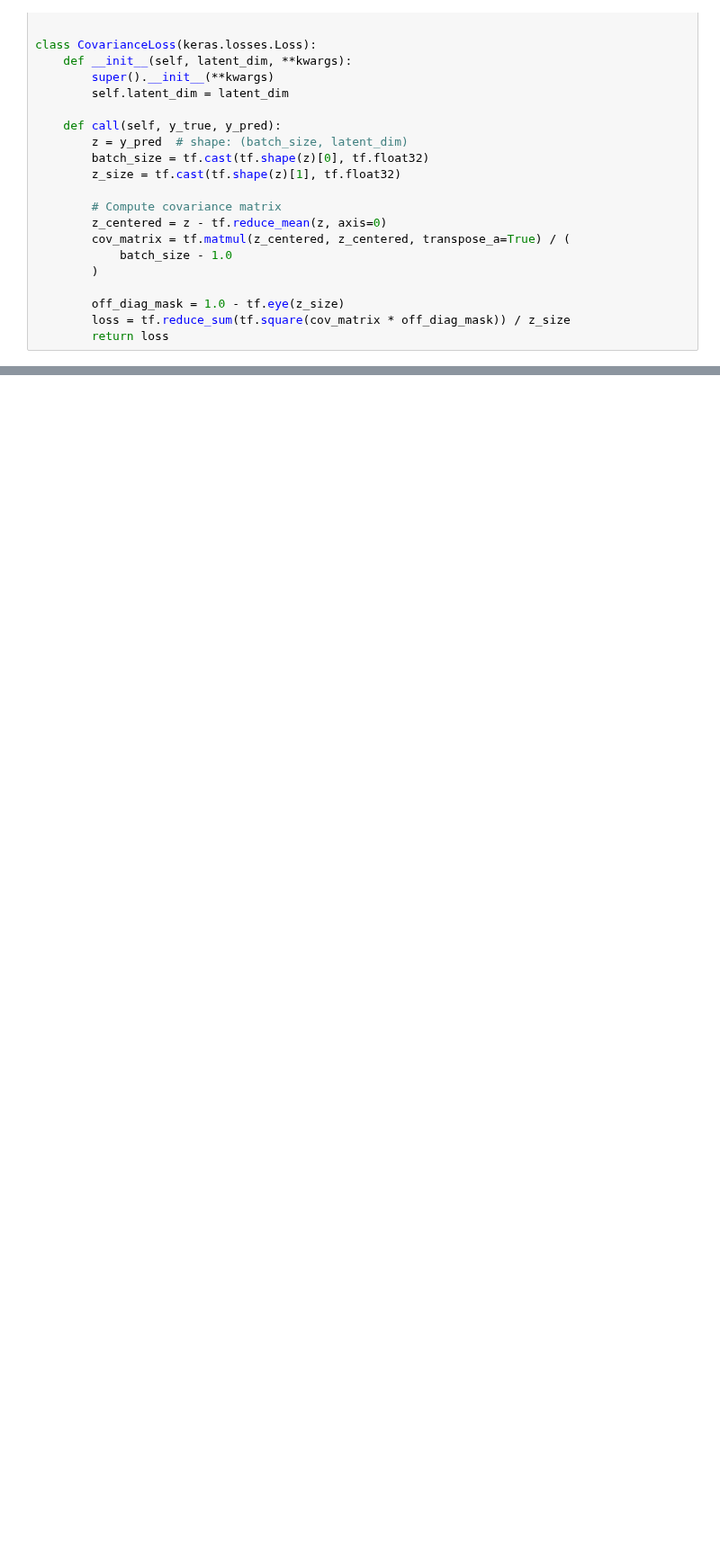
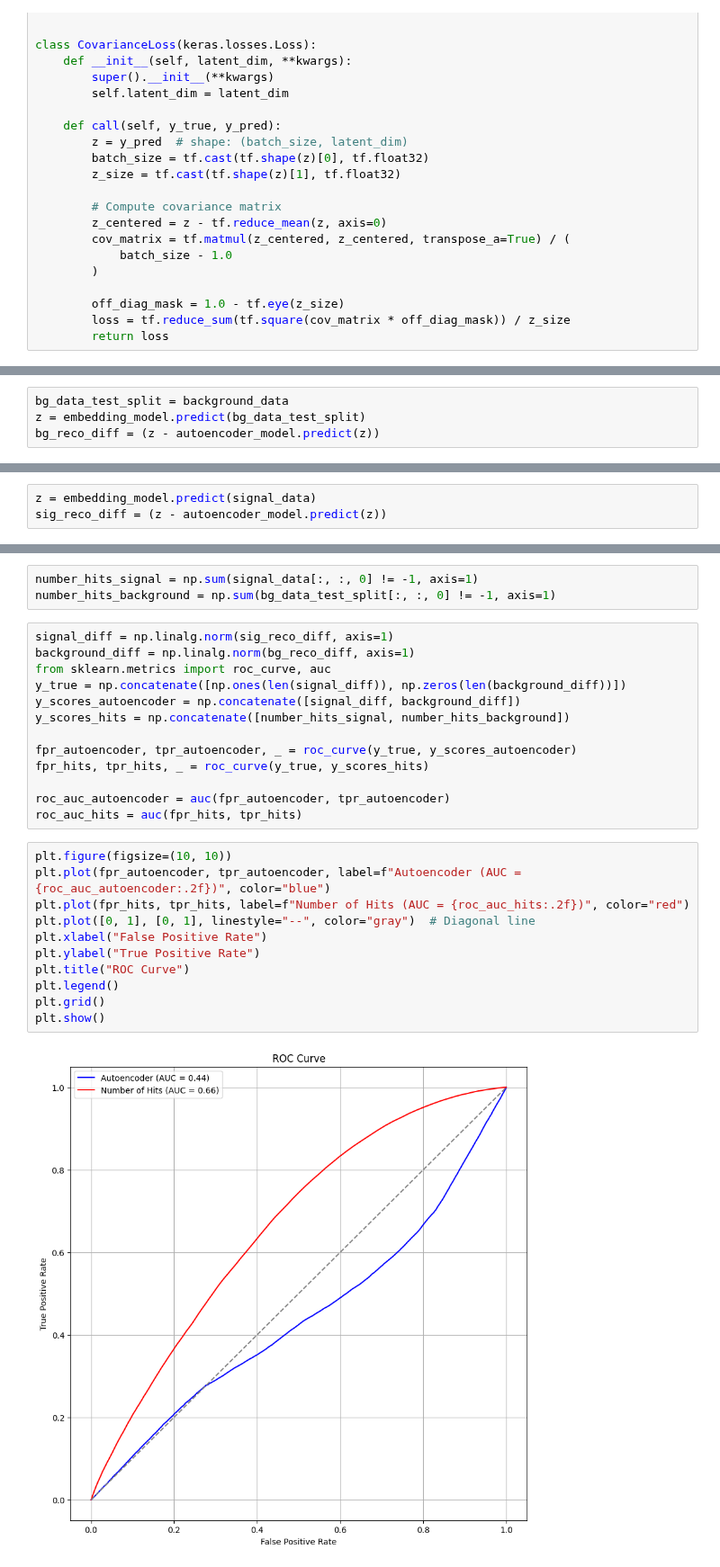
Before and after one commit to makoeppel/mu3e_gnn_trigger, a Jupyter notebook: mu3e_trigger.ipynb, the cells around one changed output, grey strips where cells are left out. Shown at 90% size. Drawn from its saved outputs; the diff is of its cells as text; blank space fills up the shorter version.

```diff
--- a/mu3e_trigger.ipynb
+++ b/mu3e_trigger.ipynb
@@ -392,0 +418,4 @@ embedding_model.predict(x_train[:5])
+# %%
+bg_data_test_split = background_data
+z = embedding_model.predict(bg_data_test_split)
+bg_reco_diff = (z - autoencoder_model.predict(z))
@@ -392,0 +425,3 @@ embedding_model.predict(x_train[:5])
+# %%
+z = embedding_model.predict(signal_data)
+sig_reco_diff = (z - autoencoder_model.predict(z))
@@ -392,0 +431,29 @@ embedding_model.predict(x_train[:5])
+# %%
+number_hits_signal = np.sum(signal_data[:, :, 0] != -1, axis=1)
+number_hits_background = np.sum(bg_data_test_split[:, :, 0] != -1, axis=1)
+# %%
+signal_diff = np.linalg.norm(sig_reco_diff, axis=1)
+background_diff = np.linalg.norm(bg_reco_diff, axis=1)
+from sklearn.metrics import roc_curve, auc
+y_true = np.concatenate([np.ones(len(signal_diff)), np.zeros(len(background_diff))])
+y_scores_autoencoder = np.concatenate([signal_diff, background_diff])
+y_scores_hits = np.concatenate([number_hits_signal, number_hits_background])
+
+fpr_autoencoder, tpr_autoencoder, _ = roc_curve(y_true, y_scores_autoencoder)
+fpr_hits, tpr_hits, _ = roc_curve(y_true, y_scores_hits)
+
+roc_auc_autoencoder = auc(fpr_autoencoder, tpr_autoencoder)
+roc_auc_hits = auc(fpr_hits, tpr_hits)
+# %%
+plt.figure(figsize=(10, 10))
+plt.plot(fpr_autoencoder, tpr_autoencoder, label=f"Autoencoder (AUC = {roc_auc_autoencoder:.2f})", color="blue")
+plt.plot(fpr_hits, tpr_hits, label=f"Number of Hits (AUC = {roc_auc_hits:.2f})", color="red")
+plt.plot([0, 1], [0, 1], linestyle="--", color="gray")  # Diagonal line
+plt.xlabel("False Positive Rate")
+plt.ylabel("True Positive Rate")
+plt.title("ROC Curve")
+plt.legend()
+plt.grid()
+plt.show()
+# %% [output]
+[figure, added]
```
Also changed, not shown: parts of 10 cells of this notebook, 20 other files.
